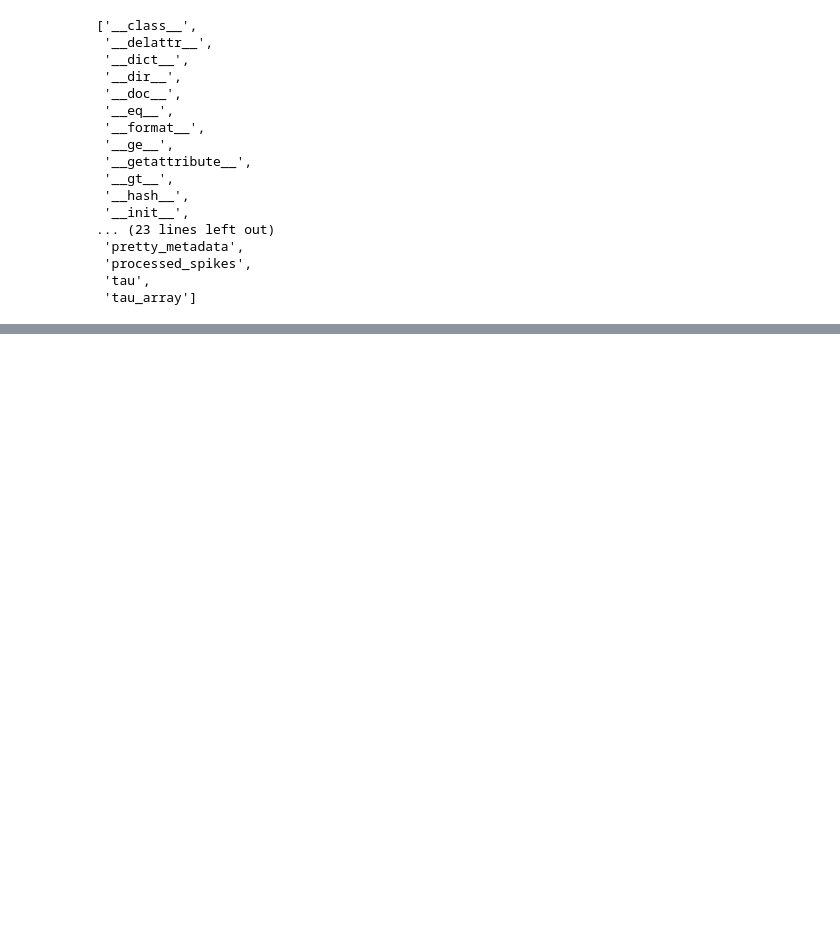
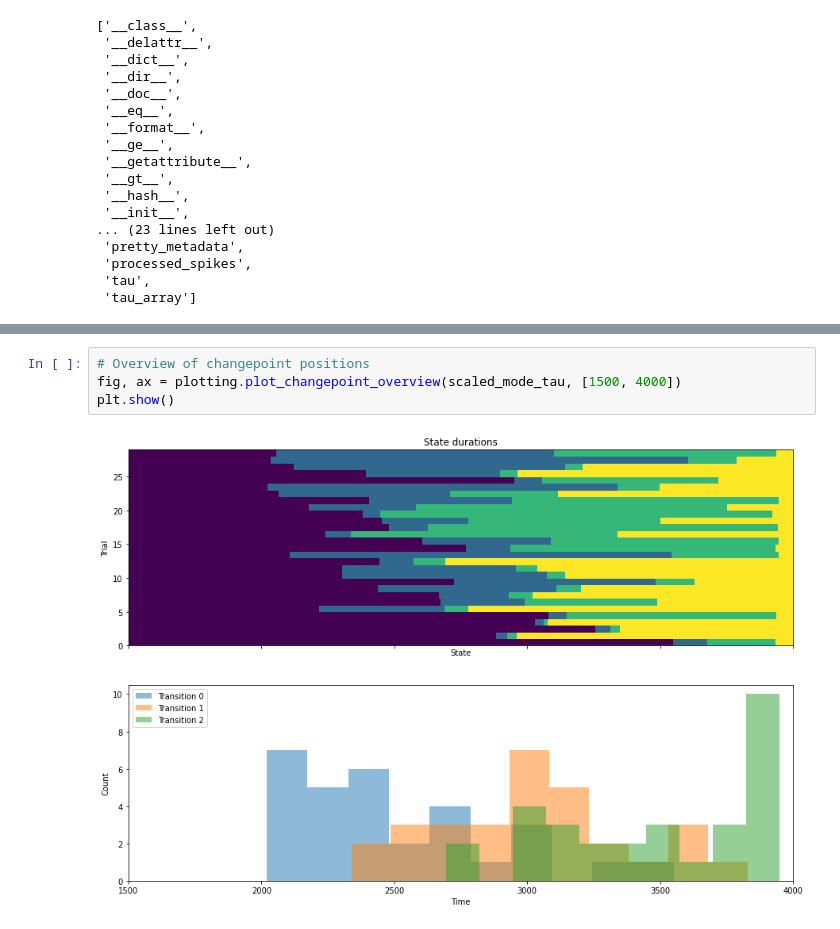
Before and after one commit to abuzarmahmood/pytau, a Jupyter notebook: pytau/how_to/notebooks/PyTau_Walkthrough_with_handlers.ipynb, the cells around one changed output, grey strips where cells are left out. Drawn from its saved outputs; the diff is of its cells as text; blank space fills up the shorter version.

```diff
--- a/pytau/how_to/notebooks/PyTau_Walkthrough_with_handlers.ipynb
+++ b/pytau/how_to/notebooks/PyTau_Walkthrough_with_handlers.ipynb
@@ -188,0 +237,6 @@ array([[2747, 3674, 3761],
+# %%
+# Overview of changepoint positions
+fig, ax = plotting.plot_changepoint_overview(scaled_mode_tau, [1500, 4000])
+plt.show()
+# %% [output]
+[figure, added]
```
Also changed, not shown: parts of 39 cells of this notebook, 1 other file.
